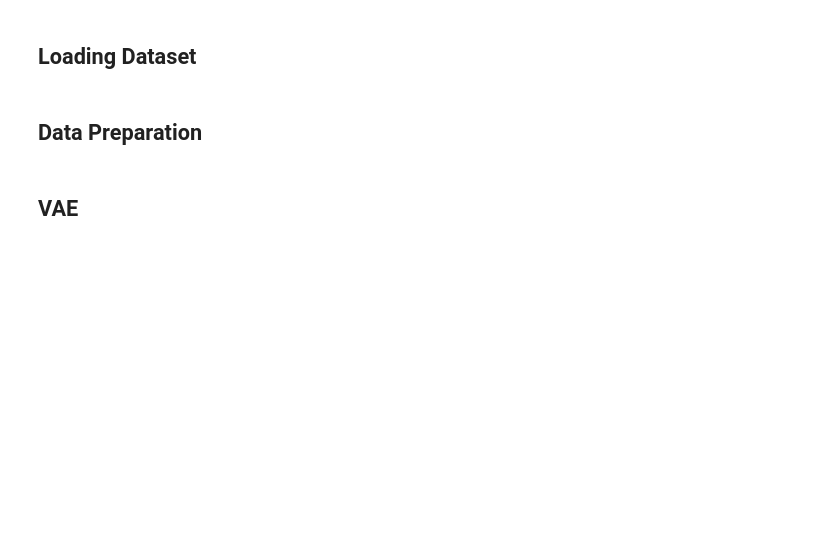
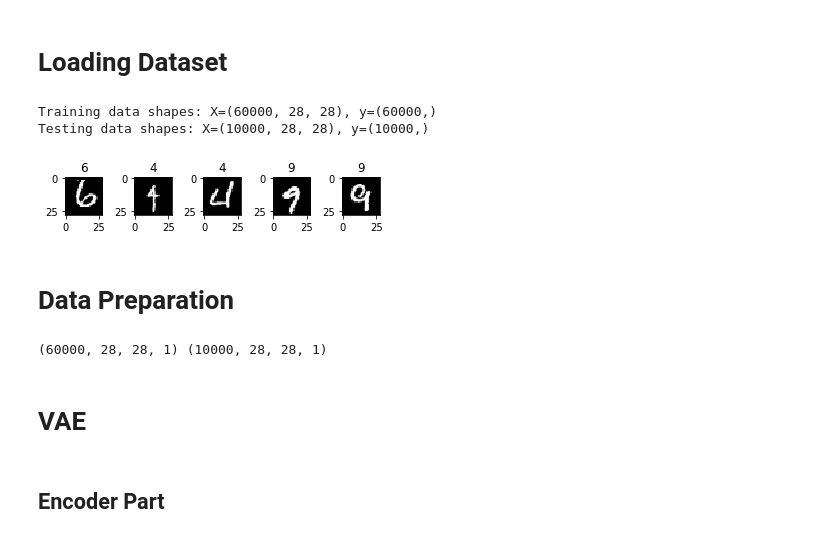
Before and after one commit to mathml42/Autoencoders, a Jupyter notebook: Variational_Autoencoder.ipynb, the cells around one changed output. Cells and saved outputs as stored; diff of their text form; code cells hidden in the pictures; blank space fills up the shorter version.

```diff
--- a/Variational_Autoencoder.ipynb
+++ b/Variational_Autoencoder.ipynb
@@ -13,29 +12,37 @@ print(tf.executing_eagerly())
 # %% [markdown]
-## Loading Dataset
+# Loading Dataset
 # %%
 from tensorflow.keras.datasets import mnist
 
-(X_train, y_train), (X_test, y_test) = mnist.load_data()
+(trainX, trainy), (testX, testy) = mnist.load_data()
 
-print(f'Training data shapes: X={X_train.shape}, Y={y_train.shape}')
-print(f'Testing data shapes: X={X_test.shape}, Y={y_test.shape}')
+print('Training data shapes: X=%s, y=%s' % (trainX.shape, trainy.shape))
+print('Testing data shapes: X=%s, y=%s' % (testX.shape, testy.shape))
 
 for j in range(5):
-    i = np.random.randint(0, X_train.shape[0])
+    i = np.random.randint(0, 10000)
     plt.subplot(550 + 1 + j)
-    plt.imshow(X_train[i], cmap='gray')
-    plt.title(y_train[i])
+    plt.imshow(trainX[i], cmap='gray')
+    plt.title(trainy[i])
 plt.show()
+# %% [output]
+Training data shapes: X=(60000, 28, 28), y=(60000,)
+Testing data shapes: X=(10000, 28, 28), y=(10000,)
+[figure, added]
 # %% [markdown]
-## Data Preparation
+# Data Preparation
 # %%
-train_data = X_train.astype('float32') / 255
-test_data = X_test.astype('float32') /255
+train_data = trainX.astype('float32')/255
+test_data = testX.astype('float32')/255
 
-train_data = train_data.reshape(train_data.shape[0], 28, 28, 1)
-test_data = test_data.reshape(test_data.shape[0], 28, 28, 1)
+train_data = np.reshape(train_data, (60000, 28, 28, 1))
+test_data = np.reshape(test_data, (10000, 28, 28, 1))
 
-print(train_data.shape, test_data.shape)
+print (train_data.shape, test_data.shape)
+# %% [output]
+(60000, 28, 28, 1) (10000, 28, 28, 1)
 # %% [markdown]
-## VAE
+# VAE
+# %% [markdown]
+## Encoder Part
 # %%
```
Also changed, not shown: parts of 30 cells of this notebook.
